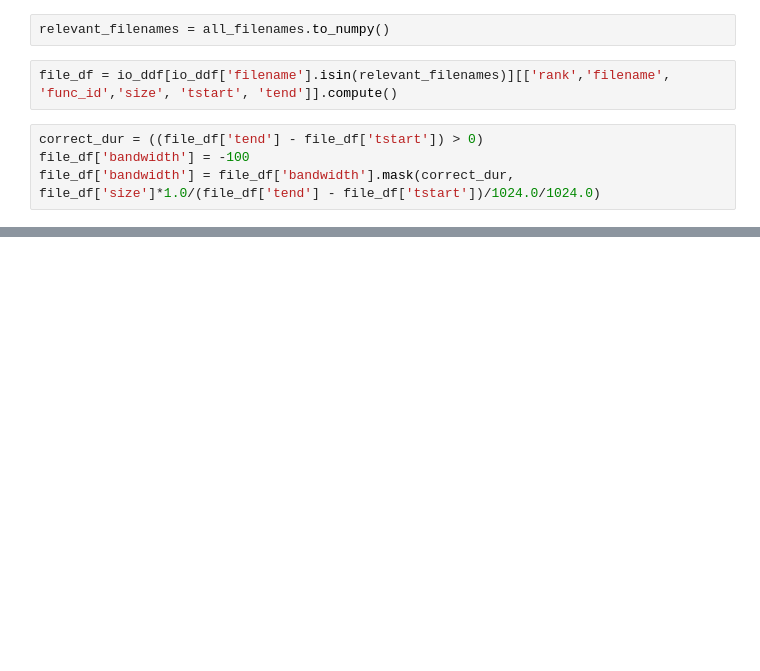
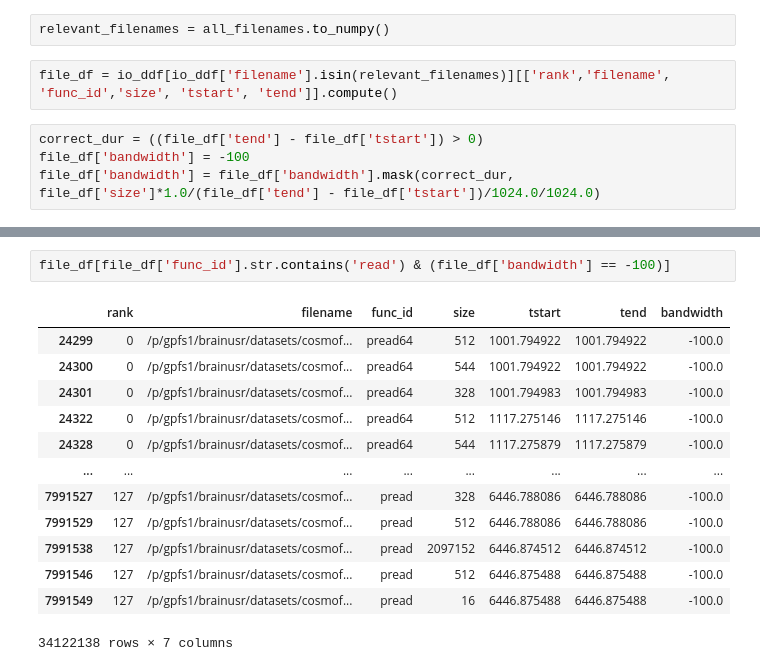
Before and after one commit to hariharan-devarajan/taxonomy, a Jupyter notebook: analysis/notebooks/recorder/cosmoflow.ipynb, the cells around one changed output, grey strips where cells are left out. Drawn from its saved outputs; the diff is of its cells as text; blank space fills up the shorter version.

```diff
--- a/analysis/notebooks/recorder/cosmoflow.ipynb
+++ b/analysis/notebooks/recorder/cosmoflow.ipynb
@@ -218,4 +214,20 @@ file_df[file_df['func_id'].str.contains('read')]
 53572224 rows × 7 columns
+# %%
+file_df[file_df['func_id'].str.contains('read') & (file_df['bandwidth'] == -100)]
+# %% [output]
+|  | rank | filename | func_id | size | tstart | tend | bandwidth |
+| 24299 | 0 | /p/gpfs1/brainusr/datasets/cosmof... | pread64 | 512 | 1001.794922 | 1001.794922 | -100.0 |
+| 24300 | 0 | /p/gpfs1/brainusr/datasets/cosmof... | pread64 | 544 | 1001.794922 | 1001.794922 | -100.0 |
+| 24301 | 0 | /p/gpfs1/brainusr/datasets/cosmof... | pread64 | 328 | 1001.794983 | 1001.794983 | -100.0 |
+| 24322 | 0 | /p/gpfs1/brainusr/datasets/cosmof... | pread64 | 512 | 1117.275146 | 1117.275146 | -100.0 |
+| 24328 | 0 | /p/gpfs1/brainusr/datasets/cosmof... | pread64 | 544 | 1117.275879 | 1117.275879 | -100.0 |
+| ... | ... | ... | ... | ... | ... | ... | ... |
+| 7991527 | 127 | /p/gpfs1/brainusr/datasets/cosmof... | pread | 328 | 6446.788086 | 6446.788086 | -100.0 |
+| 7991529 | 127 | /p/gpfs1/brainusr/datasets/cosmof... | pread | 512 | 6446.788086 | 6446.788086 | -100.0 |
+| 7991538 | 127 | /p/gpfs1/brainusr/datasets/cosmof... | pread | 2097152 | 6446.874512 | 6446.874512 | -100.0 |
+| 7991546 | 127 | /p/gpfs1/brainusr/datasets/cosmof... | pread | 512 | 6446.875488 | 6446.875488 | -100.0 |
+| 7991549 | 127 | /p/gpfs1/brainusr/datasets/cosmof... | pread | 16 | 6446.875488 | 6446.875488 | -100.0 |
+34122138 rows × 7 columns
 # %%
 for filename in relevant_filenames:
     print(filename)
```
Also changed, not shown: parts of 8 cells of this notebook, 3 other files.
